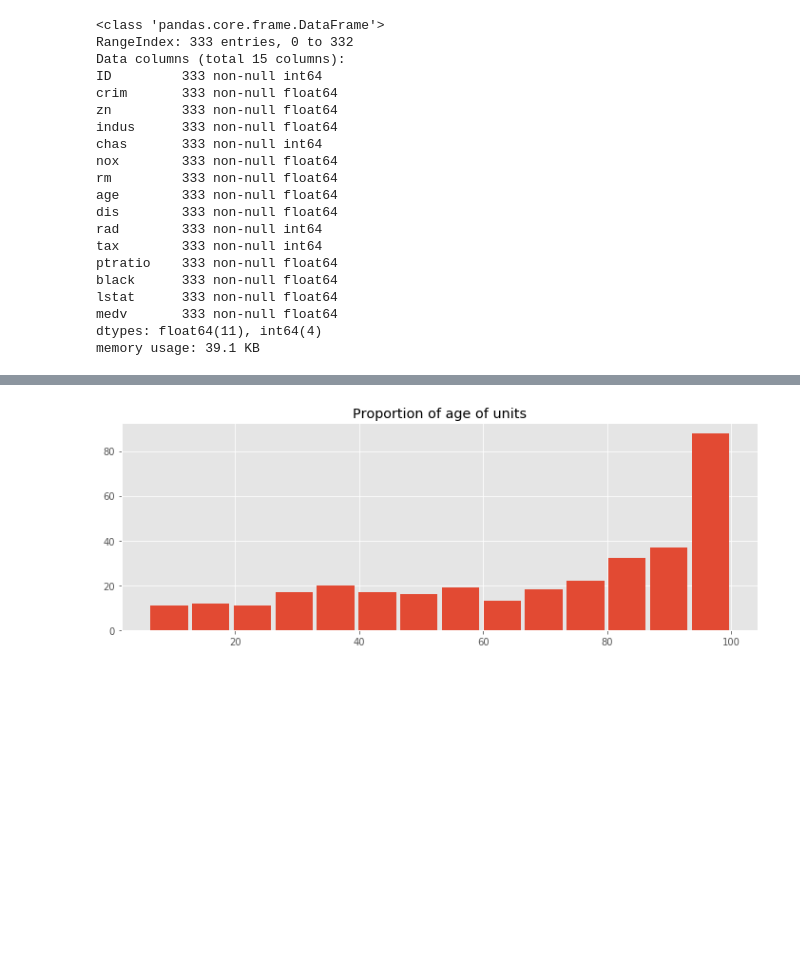
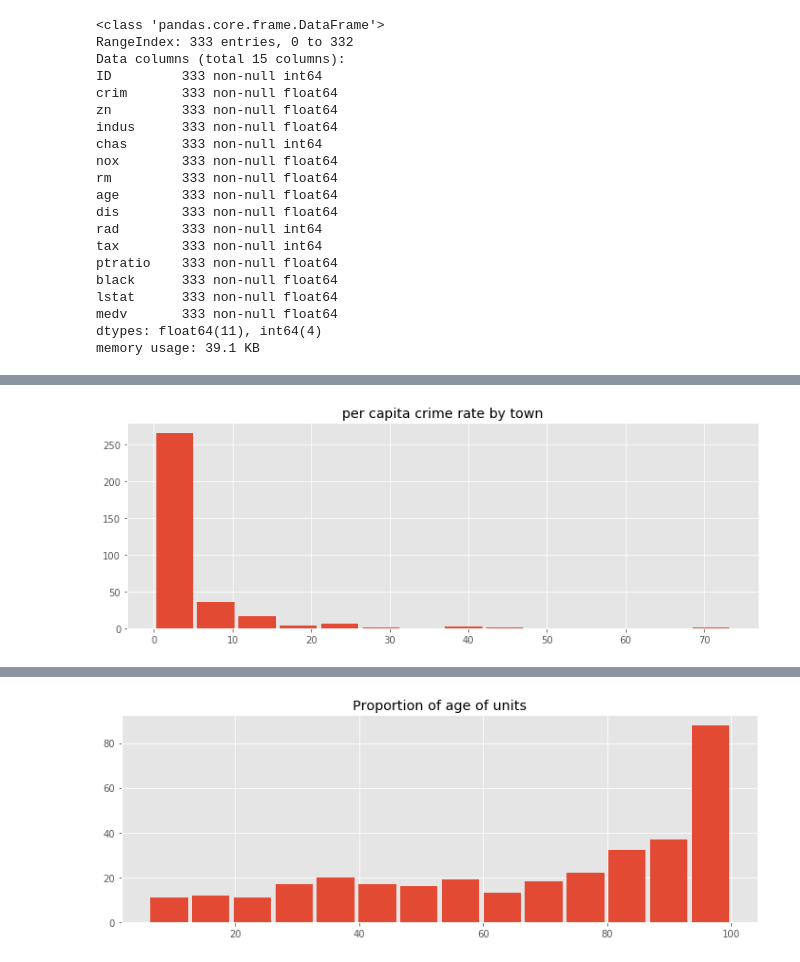
Before and after one commit to abishekarun/Boston-Housing, a Jupyter notebook: boston_housing.ipynb, the cells around one changed output, grey strips where cells are left out. Cells and saved outputs as stored; diff of their text form; code cells hidden in the pictures; blank space fills up the shorter version.

```diff
--- a/boston_housing.ipynb
+++ b/boston_housing.ipynb
@@ -83,3 +85,9 @@ test.describe(include='all')
 | 50% | 268.000000 | 0.251990 | 0.000000 | 8.560000 | 0.000000 | 0.538000 | 6.223000 | 79.200000 | 3.421100 | 5.000000 | 330.000000 | ... |
 | 75% | 381.000000 | 3.673670 | 20.000000 | 18.100000 | 0.000000 | 0.624000 | 6.674000 | 94.600000 | 5.400700 | 24.000000 | 666.000000 | ... |
 | max | 505.000000 | 88.976200 | 95.000000 | 27.740000 | 1.000000 | 0.871000 | 8.780000 | 100.000000 | 12.126500 | 24.000000 | 711.000000 | ... |
+# %%
+train.crim.hist(bins=14, rwidth=.9, figsize=(12,4))
+plt.title('per capita crime rate by town')
+plt.show(block=False)
+# %% [output]
+[figure, added]
```
Also changed, not shown: parts of 33 cells of this notebook.
